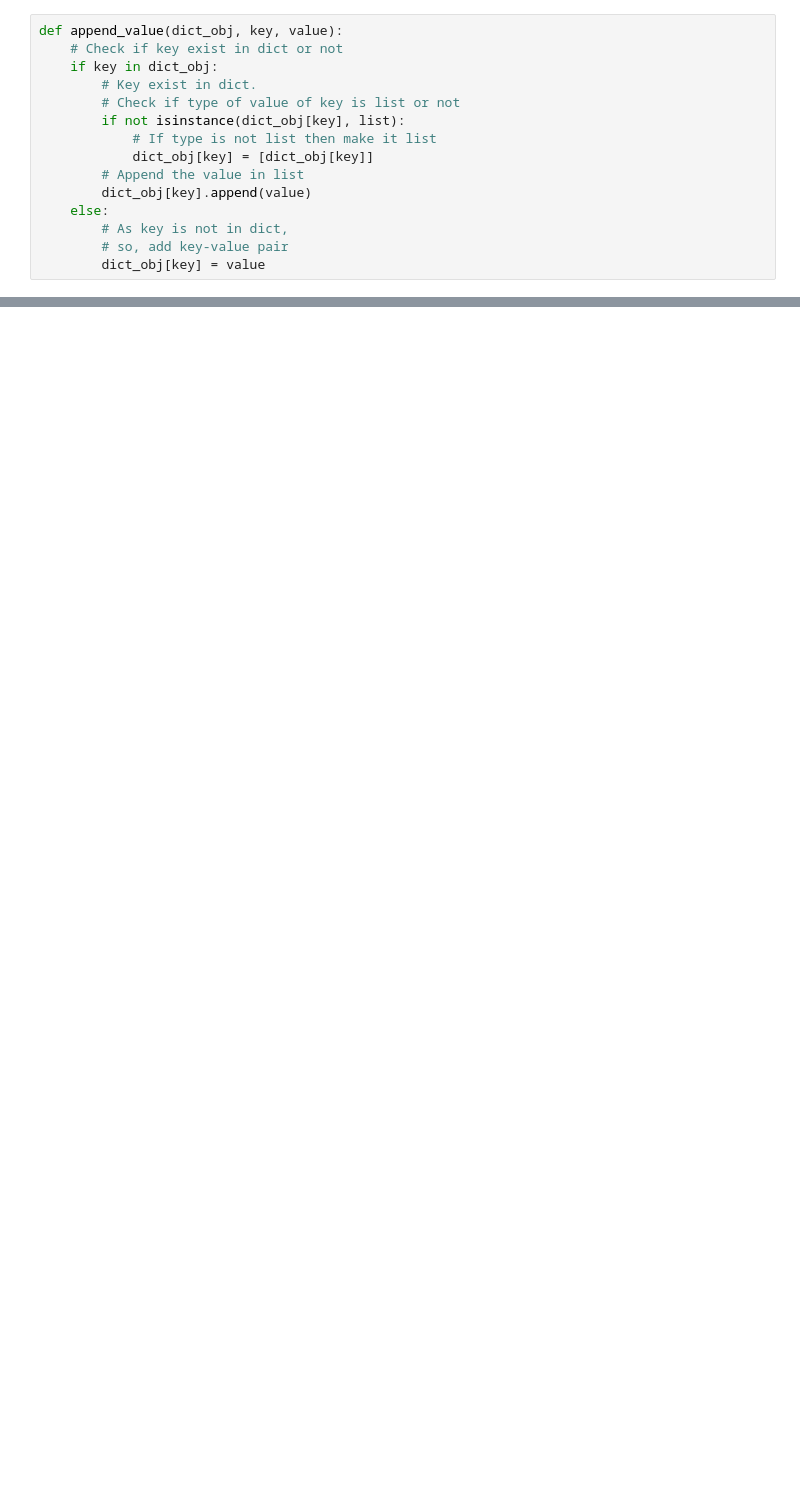
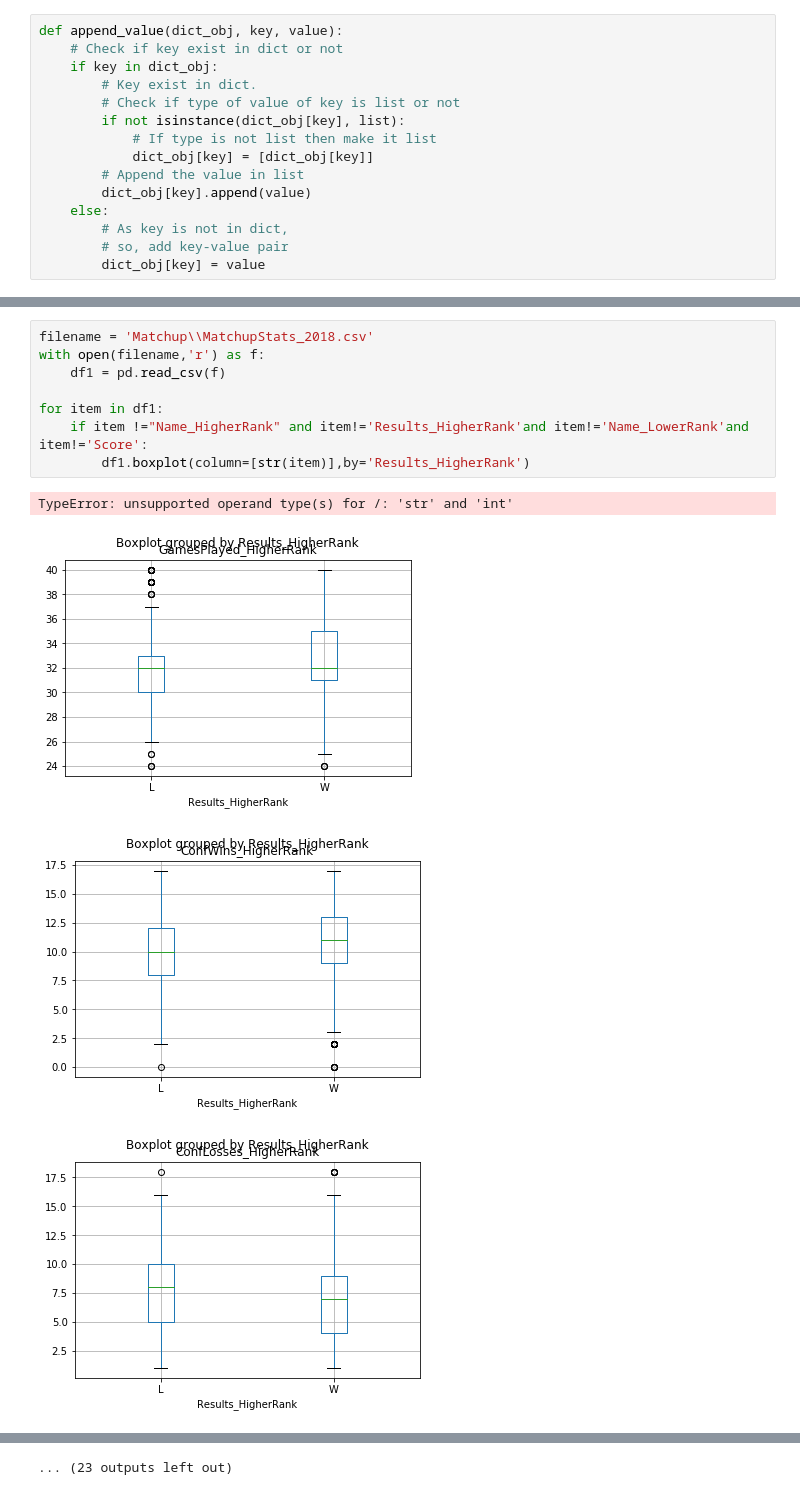
Before and after one commit to lypinator/MarchMadnessContest, a Jupyter notebook: BracketPredictionModel.ipynb, the cells around one changed output, grey strips where cells are left out. Saved outputs shown, nothing was run; the diff lists cells and outputs as text; blank space fills up the shorter version.

```diff
--- a/BracketPredictionModel.ipynb
+++ b/BracketPredictionModel.ipynb
@@ -168,0 +183,13 @@ print(df.head())
+# %%
+filename = 'Matchup\\MatchupStats_2018.csv'
+with open(filename,'r') as f:
+    df1 = pd.read_csv(f)
+
+for item in df1:
+    if item !="Name_HigherRank" and item!='Results_HigherRank'and item!='Name_LowerRank'and item!='Score':
+        df1.boxplot(column=[str(item)],by='Results_HigherRank')
+# %% [output]
+TypeError: unsupported operand type(s) for /: 'str' and 'int'
+[figure, added]
+[figure, added]
+[figure, added]
@@ -168,0 +204 @@ print(df.head())
+... (23 outputs left out)
```
Also changed, not shown: parts of 19 cells of this notebook, 17 other files.
